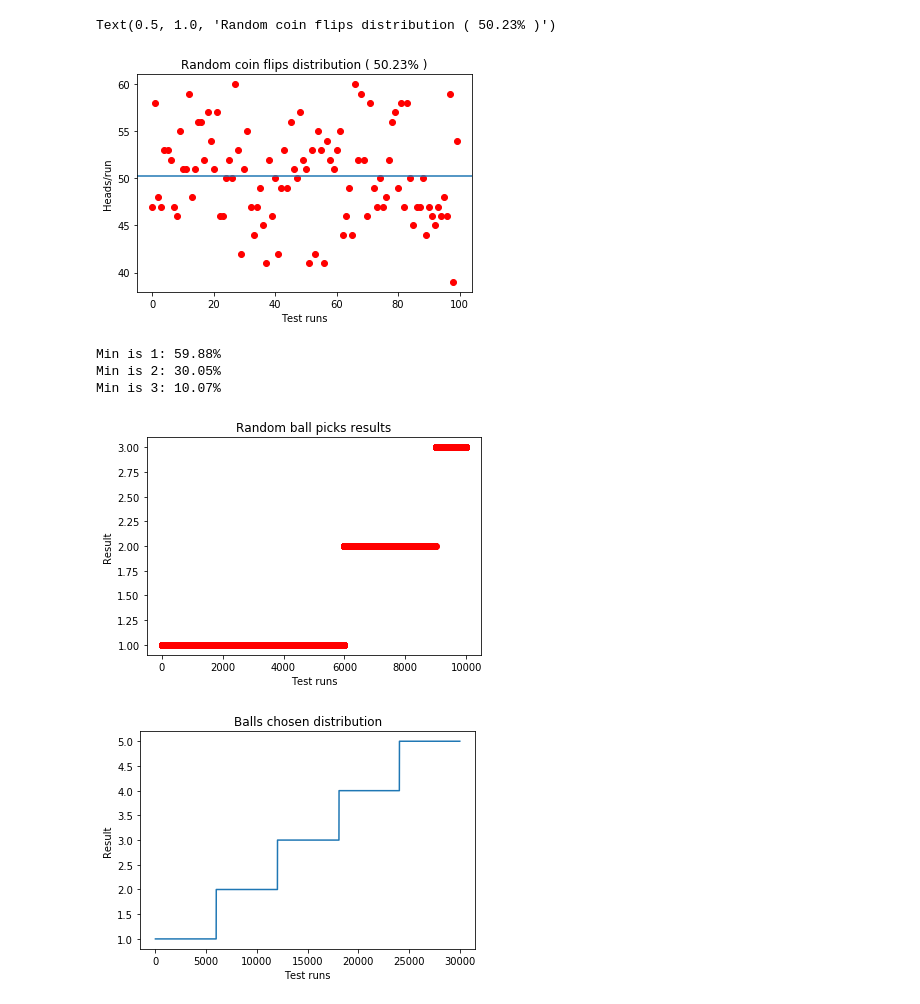
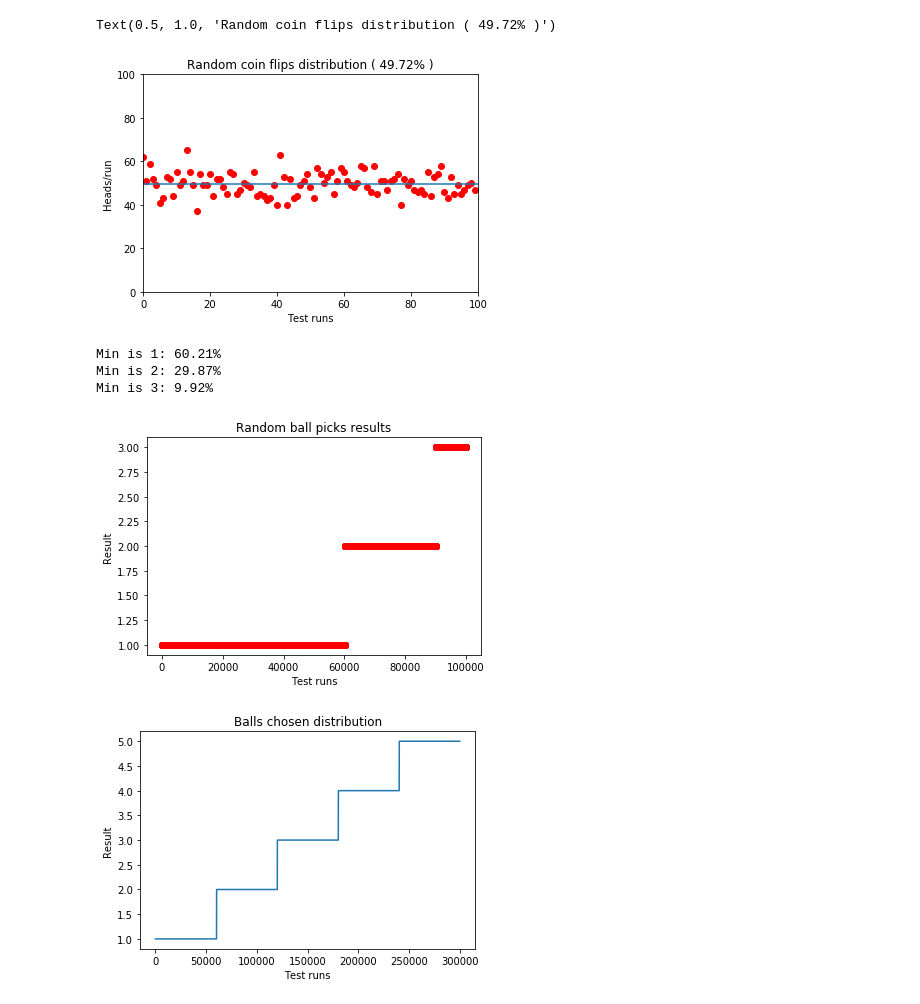
Before and after one commit to Stavrosfil/python_probabilities, a Jupyter notebook: probabilities.ipynb, the cells around one changed output. Cells and saved outputs as stored; diff of their text form; code cells hidden in the pictures.

```diff
--- a/probabilities.ipynb
+++ b/probabilities.ipynb
@@ -1,36 +1,36 @@
 # %%
 # SIMPLE COINFLIP PROGRAM
 import random
 import numpy as np
 import matplotlib.pyplot as plt
 def coin_trial(n):
     heads = 0
     for i in range(n):
         if random.random() <= 0.5:
             heads +=1
-    return heads
+    return heads/n*100
 
 def simulate(numberOfTests, numberOfCoinflips):
     trials = []
     for i in range(numberOfTests):
         trials.append(coin_trial(numberOfCoinflips))
 #     time = np.arange(1, n, 1);
     ans = sum(trials)/(numberOfTests)
     plt.plot(trials, 'ro')
     plt.axhline(y = ans)
     plt.xlabel('Test runs')
     plt.ylabel('Heads/run')
-    plt.axis([0,numberOfTests,0,numberOfCoinflips])
+    plt.axis([0,numberOfTests,0,100])
     return(ans)
 ansSum = 0
 for i in range(1):
     ansSum += simulate(100, 100)
 
-plt.autoscale()
+# plt.autoscale()
 plt.title('Random coin flips distribution ( ' + str(ansSum) + '% )')
 # %% [output]
-Text(0.5, 1.0, 'Random coin flips distribution ( 50.23% )')
+Text(0.5, 1.0, 'Random coin flips distribution ( 49.72% )')
-[figure, old version]
+[figure, new version]
 # %%
 #EXCERSISE 2
 
@@ -77,10 +77,10 @@ def simulate(n):
     print('Min is 2: ' + str(round(trials.count(2)/n*100, 2)) + '%')
     print('Min is 3: ' + str(round(trials.count(3)/n*100, 2)) + '%')
 
-simulate(10000)
+simulate(100000)
 # %% [output]
-Min is 1: 59.88%
-Min is 2: 30.05%
-Min is 3: 10.07%
+Min is 1: 60.21%
+Min is 2: 29.87%
+Min is 3: 9.92%
-[figure, old version]
+[figure, new version]
-[figure, old version]
+[figure, new version]
```
Also changed, not shown: parts of 6 cells of this notebook.
